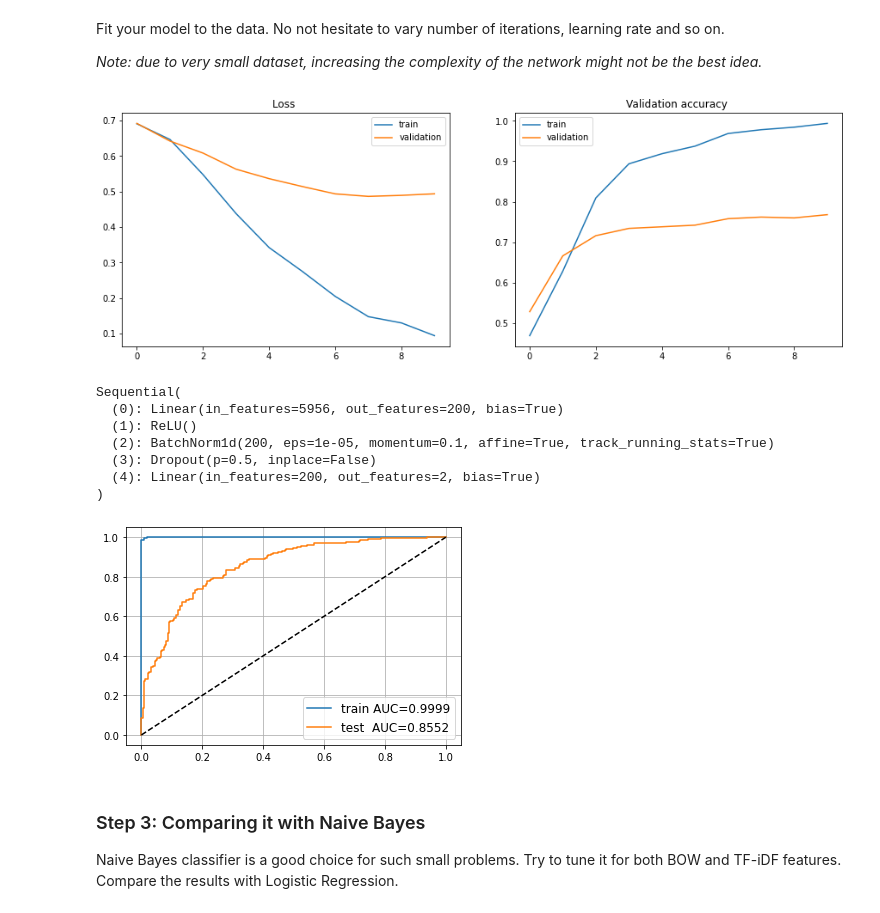
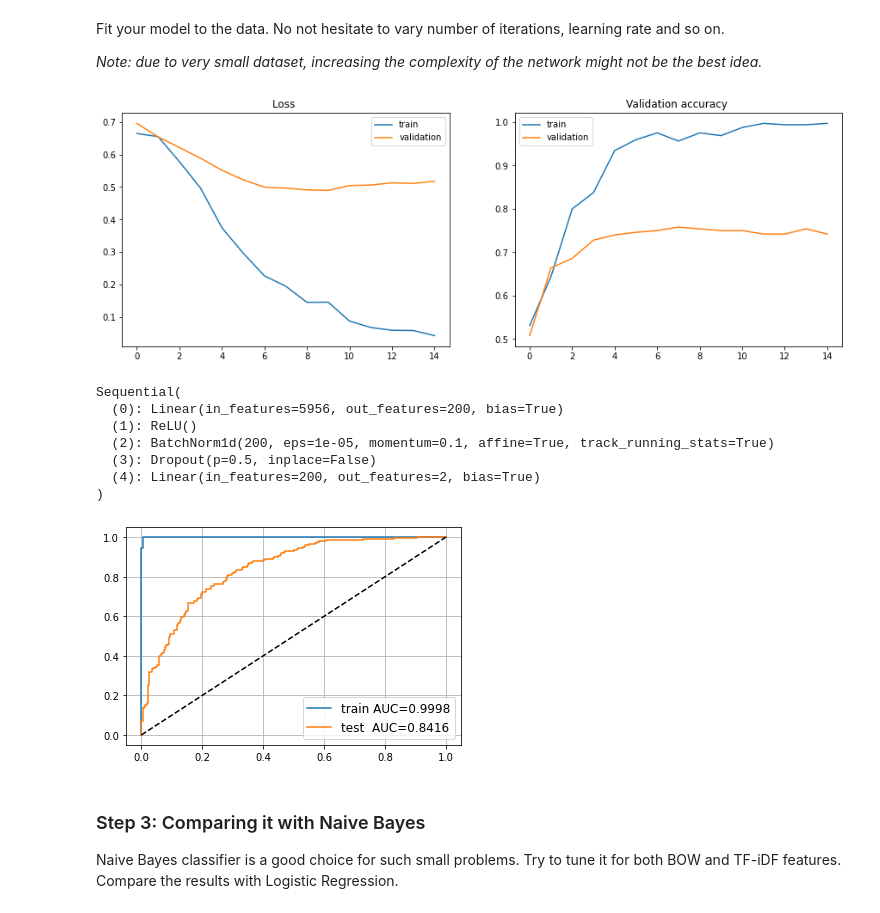
Before and after one commit to AbdullaevG/MADE_NLP, a Jupyter notebook: homeworks_22/Assignment_01/assignment1_01_Word_Vectors_DONE.ipynb, the cells around one changed output. Cells and saved outputs as stored; diff of their text form; code cells hidden in the pictures.

```diff
--- a/homeworks_22/Assignment_01/assignment1_01_Word_Vectors_DONE.ipynb
+++ b/homeworks_22/Assignment_01/assignment1_01_Word_Vectors_DONE.ipynb
@@ -375,20 +375,20 @@ _Note: due to very small dataset, increasing the complexity of the network might
 # %%
 model_2 = nn.Sequential(
         nn.Linear(X_train_tfidf_torch.shape[1], 200), ### YOUR CODE HERE
         nn.ReLU(),
         nn.BatchNorm1d(200),
         nn.Dropout(0.5),
         nn.Linear(200, 2)
         )
 
 loss_function = nn.CrossEntropyLoss()
 opt = torch.optim.Adam(model_2.parameters(), lr = 3e-4)
 lr_scheduler = torch.optim.lr_scheduler.ReduceLROnPlateau(opt)
 train_model(model_2, opt, loss_function, lr_scheduler,
             X_train_tfidf_torch, y_train_torch, X_test_tfidf_torch,
-            y_test_torch, n_iterations=100)
+            y_test_torch, n_iterations=150)
 # %% [output]
-[figure, old version]
+[figure, new version]
 Sequential(
   (0): Linear(in_features=5956, out_features=200, bias=True)
   (1): ReLU()
@@ -411,7 +411,7 @@ plt.plot([0, 1], [0, 1], '--', color='black',)
 plt.legend(fontsize='large')
 plt.grid()
 # %% [output]
-[figure, old version]
+[figure, new version]
 # %% [markdown]
 ### Step 3: Comparing it with Naive Bayes
 
```
Also changed, not shown: parts of 8 cells of this notebook, 1 other file.
